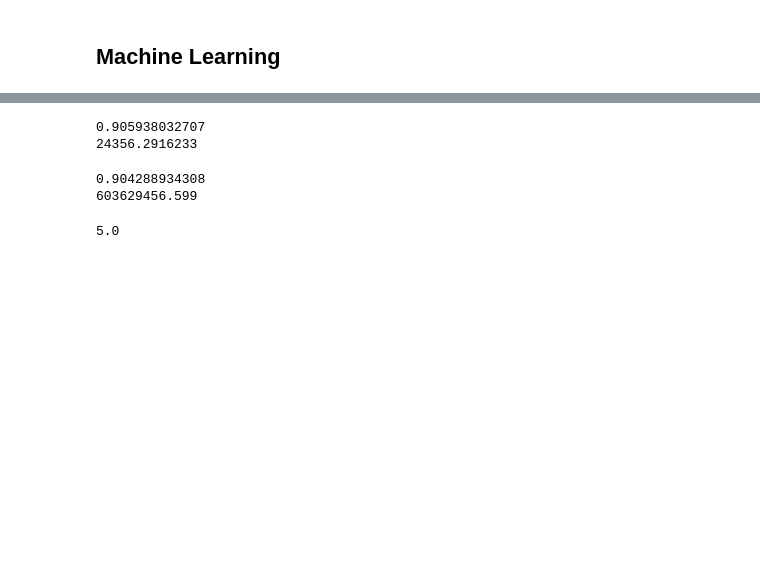
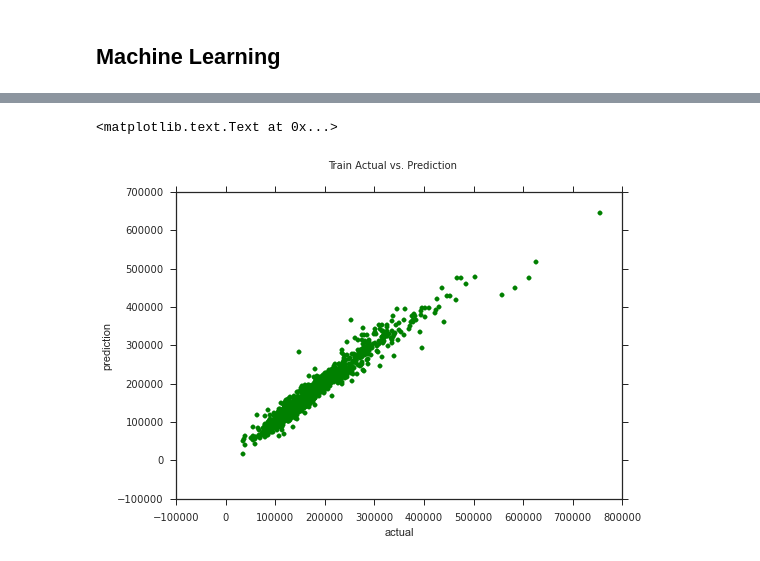
Before and after one commit to moyphilip/Ames-Housing, a Jupyter notebook: Ames-Housing-Notebook.ipynb, the cells around one changed output, grey strips where cells are left out. Cells and saved outputs as stored; diff of their text form; code cells hidden in the pictures; blank space fills up the shorter version.

```diff
--- a/Ames-Housing-Notebook.ipynb
+++ b/Ames-Housing-Notebook.ipynb
@@ -186,0 +170,5 @@ sns.corrplot(train[numeric_features[1:-1]], ax=ax)
+# %%
+# Let's remove 1 of the 2 correlations with high correlation. This will avoid multicollinearity.
+mc_columns = ['TotalBsmtSF', 'GarageYrBlt','TotRmsAbvGrd','GarageCars']
+train.drop(mc_columns, axis = 1, inplace = True)
+test.drop(mc_columns, axis = 1, inplace = True)
@@ -516,34 +504,9 @@ Test RMSE: 56162.5725885
-# %%
-# lm train (.20 score)
-from sklearn.linear_model import LinearRegression
-lm = LinearRegression()
-lm.fit(new_train_x, train_y)
-print lm.score(new_train_x,train_y)
-print np.sqrt(mse(train_y,lm.predict(new_train_x))) # RMSE
-# predict
-pred = lm.predict(new_test_x)
-submission = pd.DataFrame({'Id': test.iloc[:,0], 'SalePrice': pred})
-submission.loc[submission['SalePrice'] < 0,'SalePrice'] = 0
-#submission.to_csv('after_submission_LM.csv', index = False)
-# %% [output]
-0.905938032707
-24356.2916233
-# %%
-#ridge regression (.16 score)
-from sklearn.linear_model import Ridge
-rlm = Ridge(alpha=1.0)
-rlm.fit(new_train_x,train_y)
-print rlm.score(new_train_x,train_y)
-print np.sqrt(mse(train_y,rlm.predict(new_train_x))) # RMSE
-
-#pred and submit
-pred = rlm.predict(new_test_x)
-submission = pd.DataFrame({'Id': test.iloc[:,0], 'SalePrice': pred})
-#submission.to_csv('submission_RLM.csv', index = False)
-# %% [output]
-0.904288934308
-603629456.599
-# %%
-np.sqrt(25)
-# %% [output]
-5.0
+# %%
+# Train actual vs prediction
+plt.scatter(y_train, pred_train,  color='g')
+plt.xlabel('actual')
+plt.ylabel('prediction')
+plt.suptitle('Train Actual vs. Prediction')
+# %% [output]
+<matplotlib.text.Text at 0x...>
+[figure, added]
```
Also changed, not shown: parts of 13 cells of this notebook.
